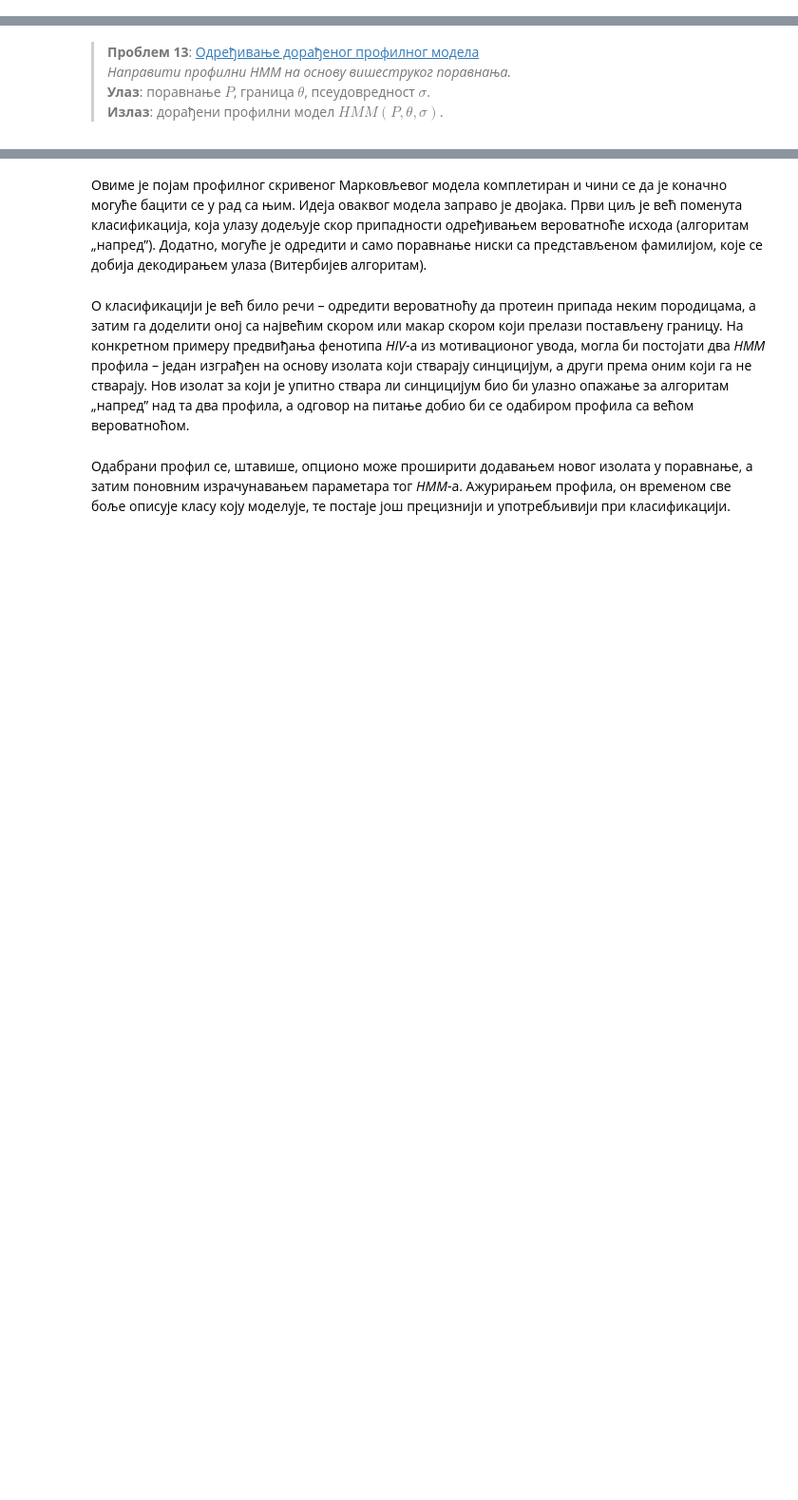
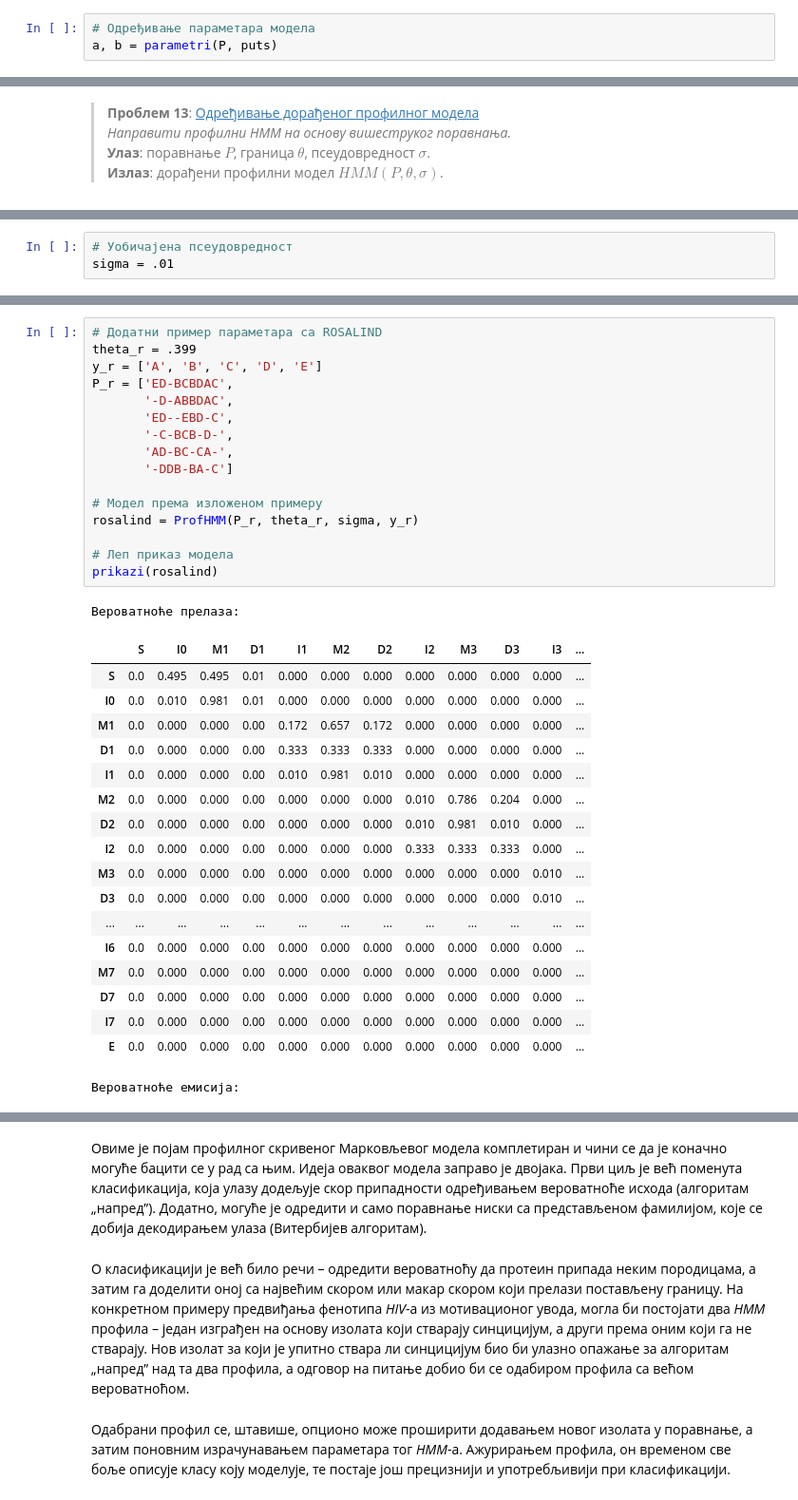
Before and after one commit to matfija/HMM-u-bioinformatici, a Jupyter notebook: lekcija/HMM-u-bioinformatici.ipynb, the cells around one changed output, grey strips where cells are left out. Shown at 95% size. Saved outputs shown, nothing was run; the diff lists cells and outputs as text; blank space fills up the shorter version.

```diff
--- a/lekcija/HMM-u-bioinformatici.ipynb
+++ b/lekcija/HMM-u-bioinformatici.ipynb
@@ -4005,3 +4109,6 @@ class ProfHMM(HMM): pass
+# %%
+# Одређивање параметара модела
+a, b = parametri(P, puts)
 # %% [markdown]
 Свеукупно, главни утисак је да је значајан број непознатих вредности. Ово онемогућава добро оцењивање великог броја секвенци чије би декодирање ишло тим путевима. Њихова вероватноћа била би нула, што је проблем по ком тренутни модел личи на полазни ланац. Да је стварно тако, показује резултујућа мапа прелаза мотивационог примера, приказана на слици [4.14].
 
@@ -4029,0 +4368,3 @@ class ProfHMM(HMM): pass
+# %%
+# Уобичајена псеудовредност
+sigma = .01
@@ -4029,0 +4459,36 @@ class ProfHMM(HMM): pass
+# %%
+# Додатни пример параметара са ROSALIND
+theta_r = .399
+y_r = ['A', 'B', 'C', 'D', 'E']
+P_r = ['ED-BCBDAC',
+       '-D-ABBDAC',
+       'ED--EBD-C',
+       '-C-BCB-D-',
+       'AD-BC-CA-',
+       '-DDB-BA-C']
+
+# Модел према изложеном примеру
+rosalind = ProfHMM(P_r, theta_r, sigma, y_r)
+
+# Леп приказ модела
+prikazi(rosalind)
+# %% [output]
+Вероватноће прелаза:
+|  | S | I0 | M1 | D1 | I1 | M2 | D2 | I2 | M3 | D3 | I3 | ... |
+| S | 0.0 | 0.495 | 0.495 | 0.01 | 0.000 | 0.000 | 0.000 | 0.000 | 0.000 | 0.000 | 0.000 | ... |
+| I0 | 0.0 | 0.010 | 0.981 | 0.01 | 0.000 | 0.000 | 0.000 | 0.000 | 0.000 | 0.000 | 0.000 | ... |
+| M1 | 0.0 | 0.000 | 0.000 | 0.00 | 0.172 | 0.657 | 0.172 | 0.000 | 0.000 | 0.000 | 0.000 | ... |
+| D1 | 0.0 | 0.000 | 0.000 | 0.00 | 0.333 | 0.333 | 0.333 | 0.000 | 0.000 | 0.000 | 0.000 | ... |
+| I1 | 0.0 | 0.000 | 0.000 | 0.00 | 0.010 | 0.981 | 0.010 | 0.000 | 0.000 | 0.000 | 0.000 | ... |
+| M2 | 0.0 | 0.000 | 0.000 | 0.00 | 0.000 | 0.000 | 0.000 | 0.010 | 0.786 | 0.204 | 0.000 | ... |
+| D2 | 0.0 | 0.000 | 0.000 | 0.00 | 0.000 | 0.000 | 0.000 | 0.010 | 0.981 | 0.010 | 0.000 | ... |
+| I2 | 0.0 | 0.000 | 0.000 | 0.00 | 0.000 | 0.000 | 0.000 | 0.333 | 0.333 | 0.333 | 0.000 | ... |
+| M3 | 0.0 | 0.000 | 0.000 | 0.00 | 0.000 | 0.000 | 0.000 | 0.000 | 0.000 | 0.000 | 0.010 | ... |
+| D3 | 0.0 | 0.000 | 0.000 | 0.00 | 0.000 | 0.000 | 0.000 | 0.000 | 0.000 | 0.000 | 0.010 | ... |
+| ... | ... | ... | ... | ... | ... | ... | ... | ... | ... | ... | ... | ... |
+| I6 | 0.0 | 0.000 | 0.000 | 0.00 | 0.000 | 0.000 | 0.000 | 0.000 | 0.000 | 0.000 | 0.000 | ... |
+| M7 | 0.0 | 0.000 | 0.000 | 0.00 | 0.000 | 0.000 | 0.000 | 0.000 | 0.000 | 0.000 | 0.000 | ... |
+| D7 | 0.0 | 0.000 | 0.000 | 0.00 | 0.000 | 0.000 | 0.000 | 0.000 | 0.000 | 0.000 | 0.000 | ... |
+| I7 | 0.0 | 0.000 | 0.000 | 0.00 | 0.000 | 0.000 | 0.000 | 0.000 | 0.000 | 0.000 | 0.000 | ... |
+| E | 0.0 | 0.000 | 0.000 | 0.00 | 0.000 | 0.000 | 0.000 | 0.000 | 0.000 | 0.000 | 0.000 | ... |
+Вероватноће емисија:
```
Also changed, not shown: parts of 48 cells of this notebook, 3 other files.
